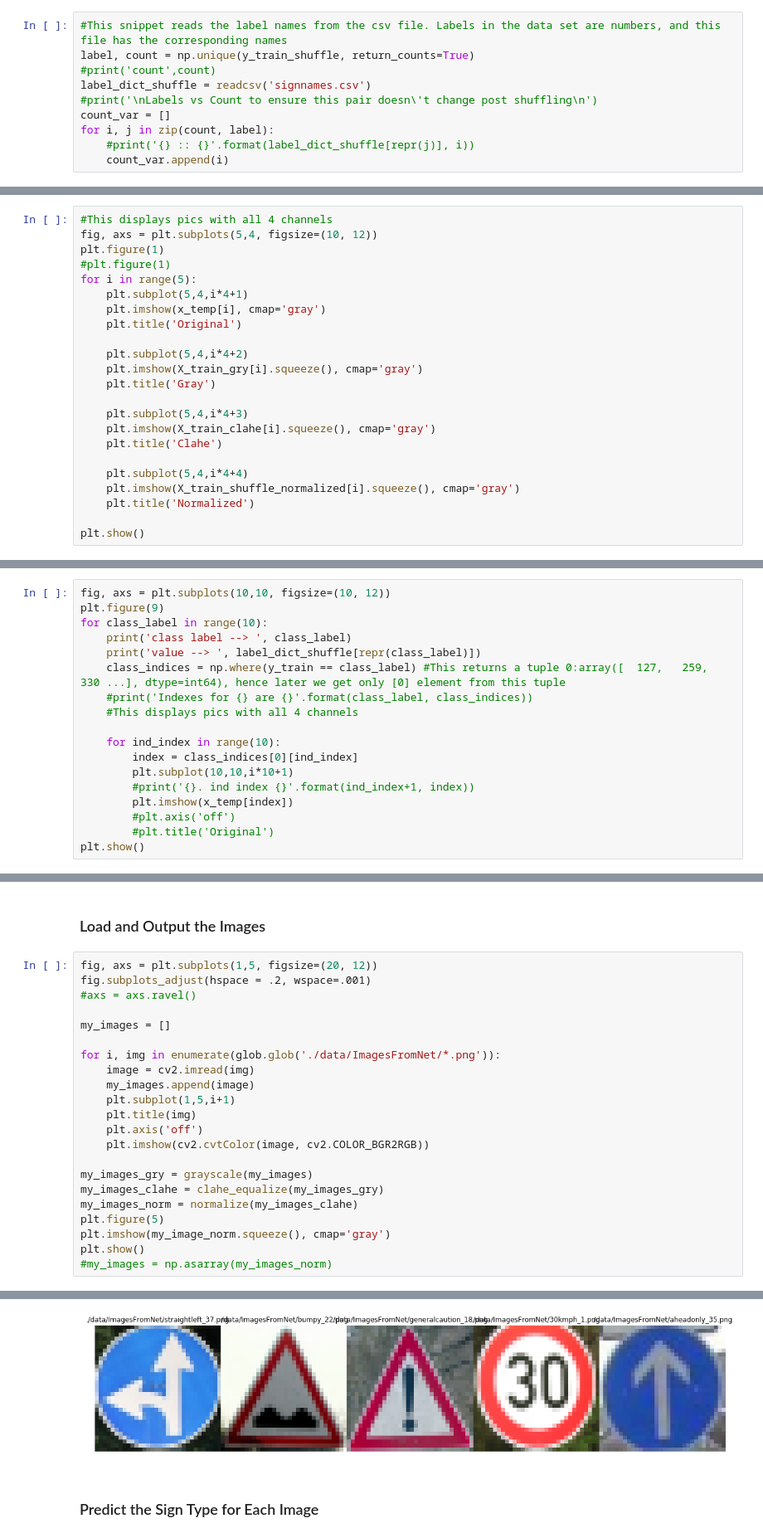
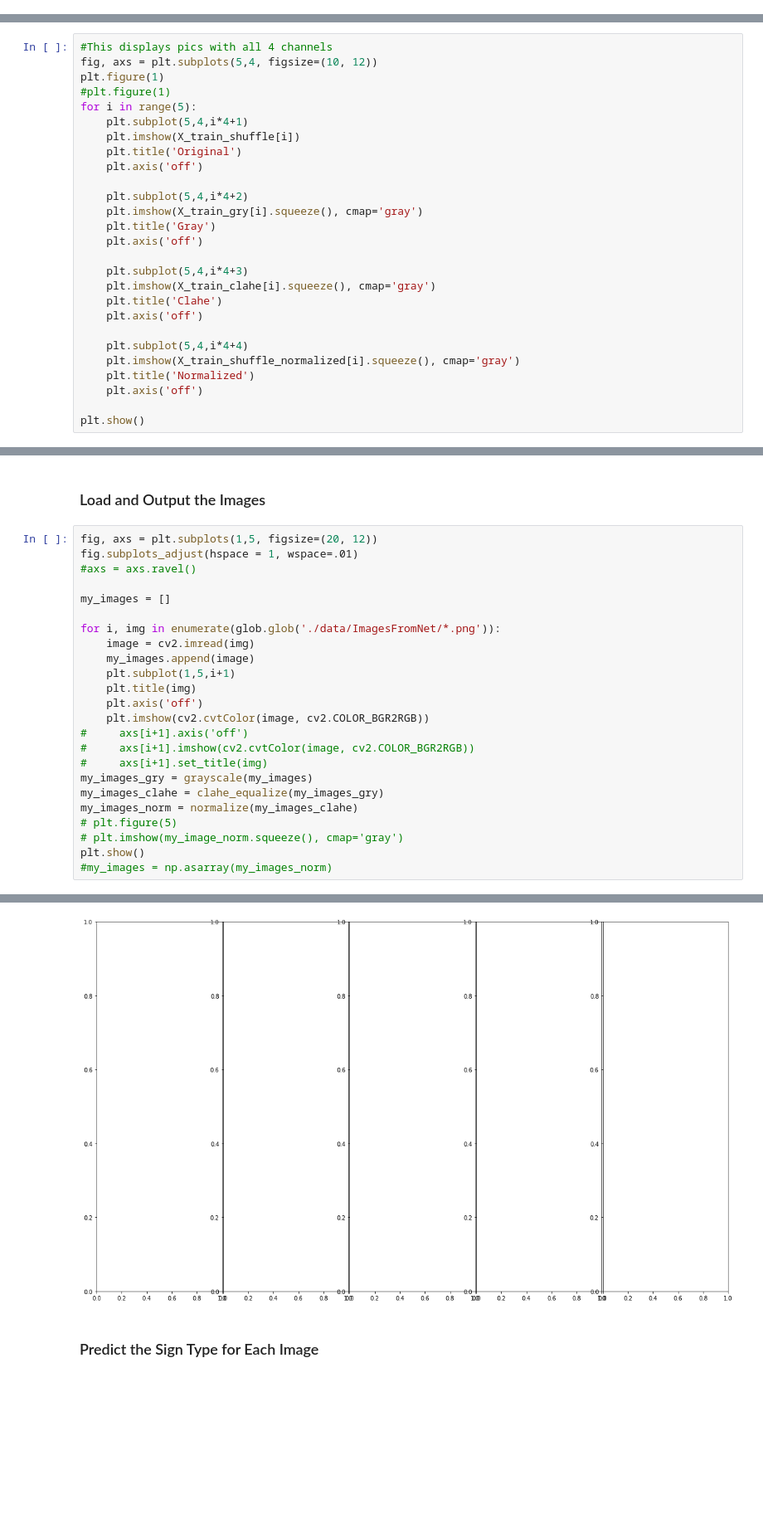
Before and after one commit to mymachinelearnings/CarND-Traffic-Sign-Classifier-Project, a Jupyter notebook: CopyCodeFromHereForUI.ipynb, the cells around one changed output, grey strips where cells are left out. Shown at 83% size. Saved outputs shown, nothing was run; the diff lists cells and outputs as text; blank space fills up the shorter version.

```diff
--- a/CopyCodeFromHereForUI.ipynb
+++ b/CopyCodeFromHereForUI.ipynb
@@ -127,13 +143,3 @@ X_valid, y_valid = X_valid_shuffle_normalized, y_valid_shuffle
-# %%
-#This snippet reads the label names from the csv file. Labels in the data set are numbers, and this file has the corresponding names
-label, count = np.unique(y_train_shuffle, return_counts=True)
-#print('count',count)
-label_dict_shuffle = readcsv('signnames.csv')
-#print('\nLabels vs Count to ensure this pair doesn\'t change post shuffling\n')
-count_var = []
-for i, j in zip(count, label):
-    #print('{} :: {}'.format(label_dict_shuffle[repr(j)], i))
-    count_var.append(i)
 # %% [markdown]
 #### Image Visualization
 # %%
@@ -143,20 +149,24 @@ plt.figure(1)
 #plt.figure(1)
 for i in range(5):
     plt.subplot(5,4,i*4+1)
-    plt.imshow(x_temp[i], cmap='gray')
+    plt.imshow(X_train_shuffle[i])
     plt.title('Original')
+    plt.axis('off')
 
     plt.subplot(5,4,i*4+2)
     plt.imshow(X_train_gry[i].squeeze(), cmap='gray')
     plt.title('Gray')
+    plt.axis('off')
 
     plt.subplot(5,4,i*4+3)
     plt.imshow(X_train_clahe[i].squeeze(), cmap='gray')
     plt.title('Clahe')
+    plt.axis('off')
 
     plt.subplot(5,4,i*4+4)
     plt.imshow(X_train_shuffle_normalized[i].squeeze(), cmap='gray')
     plt.title('Normalized')
+    plt.axis('off')
 
 plt.show()
 # %% [output]
@@ -164,18 +173,0 @@ plt.show()
-# %%
-fig, axs = plt.subplots(10,10, figsize=(10, 12))
-plt.figure(9)
-for class_label in range(10):
-    print('class label --> ', class_label)
-    print('value --> ', label_dict_shuffle[repr(class_label)])
-    class_indices = np.where(y_train == class_label) #This returns a tuple 0:array([  127,   259,   330 ...], dtype=int64), hence later we get only [0] element from this tuple
-    #print('Indexes for {} are {}'.format(class_label, class_indices))
-    #This displays pics with all 4 channels
-
-    for ind_index in range(10):
-        index = class_indices[0][ind_index]
-        plt.subplot(10,10,i*10+1)
-        #print('{}. ind index {}'.format(ind_index+1, index))
-        plt.imshow(x_temp[index])
-        #plt.axis('off')
-        #plt.title('Original')
-plt.show()
@@ -544,7 +517,7 @@ Test Set Accuracy = 0.895
 ### Load and Output the Images
 # %%
 fig, axs = plt.subplots(1,5, figsize=(20, 12))
-fig.subplots_adjust(hspace = .2, wspace=.001)
+fig.subplots_adjust(hspace = 1, wspace=.01)
 #axs = axs.ravel()
 
 my_images = []
@@ -556,12 +529,14 @@ for i, img in enumerate(glob.glob('./data/ImagesFromNet/*.png')):
     plt.title(img)
     plt.axis('off')
     plt.imshow(cv2.cvtColor(image, cv2.COLOR_BGR2RGB))
-
+#     axs[i+1].axis('off')
+#     axs[i+1].imshow(cv2.cvtColor(image, cv2.COLOR_BGR2RGB))
+#     axs[i+1].set_title(img)
 my_images_gry = grayscale(my_images)
 my_images_clahe = clahe_equalize(my_images_gry)
 my_images_norm = normalize(my_images_clahe)
-plt.figure(5)
-plt.imshow(my_image_norm.squeeze(), cmap='gray')
+# plt.figure(5)
+# plt.imshow(my_image_norm.squeeze(), cmap='gray')
 plt.show()
 #my_images = np.asarray(my_images_norm)
 # %% [output]
@@ -569,4 +543,4 @@ plt.show()
-[figure, old version]
+[figure, new version]
 # %% [markdown]
 ### Predict the Sign Type for Each Image
 # %%
```
Also changed, not shown: parts of 7 cells of this notebook.
